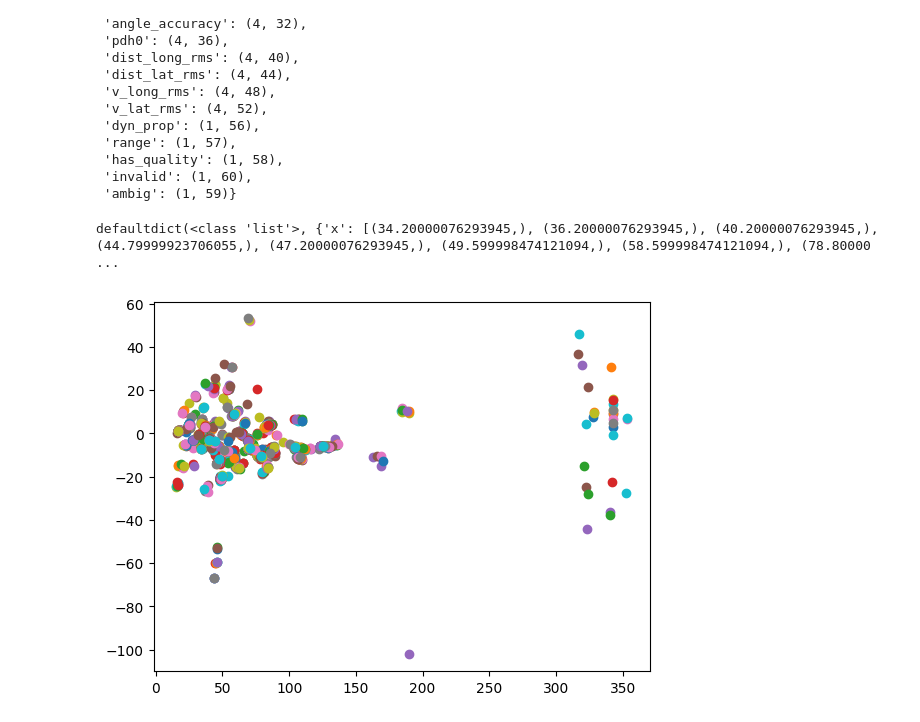
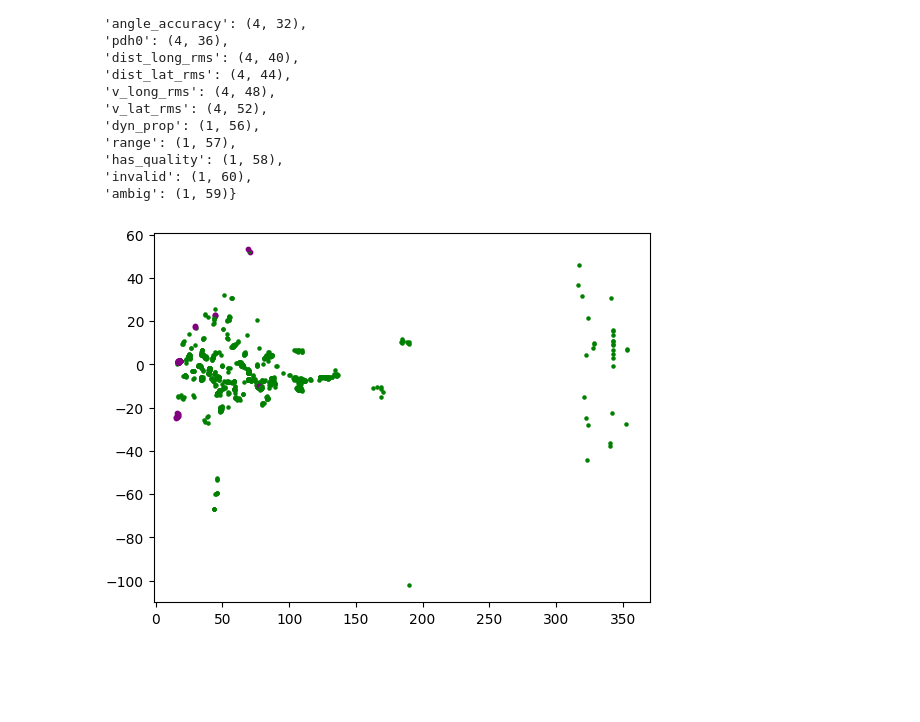
Before and after one commit to ArTiK13/radar_data, a Jupyter notebook: data_processing.ipynb, the cells around one changed output. Cells and saved outputs as stored; diff of their text form; code cells hidden in the pictures; blank space fills up the shorter version.

Commit message:
pdh0 colored

```diff
--- a/data_processing.ipynb
+++ b/data_processing.ipynb
@@ -88,19 +88,40 @@ tags
 # %%
 for i, date_i in enumerate(data["b'radar_primary_list'"]):
     # print(date_i)
     raw_dots = bytes(list(map(int, date_i[1:-1].split(", "))))
     parsed = defaultdict(list)
     for j in range(len(raw_dots) // 64):
         for tag_key, (tag_len, tag_offs) in tags.items():
             match tag_len:
                 case 4:
-                    parsed[tag_key].append(struct.unpack('f', raw_dots[j*64+tag_offs:j*64+tag_offs+tag_len]))
+                    parsed[tag_key].append(
+                        struct.unpack(
+                            "f",
+                            raw_dots[j * 64 + tag_offs : j * 64 + tag_offs + tag_len],
+                        )
+                    )
                 case 1:
-                    parsed[tag_key].append(raw_dots[j*64+tag_offs:j*64+tag_offs+tag_len].decode())
-    plt.scatter(parsed['x'], parsed['y'])
-print(parsed)
+                    parsed[tag_key].append(
+                        raw_dots[
+                            j * 64 + tag_offs : j * 64 + tag_offs + tag_len
+                        ].decode()
+                    )
+    pdh0_75 = [i == (0.75,) for i in parsed["pdh0"]]
+    plt.scatter(
+        np.array(parsed["x"])[pdh0_75],
+        np.array(parsed["y"])[pdh0_75],
+        color="green",
+        s=5,
+    )
+    pdh0_25 = [not i for i in pdh0_75]
+    plt.scatter(
+        np.array(parsed["x"])[pdh0_25],
+        np.array(parsed["y"])[pdh0_25],
+        color="purple",
+        s=10,
+    )
+
 
 plt.show()
 # %% [output]
-defaultdict(<class 'list'>, {'x': [(34.20000076293945,), (36.20000076293945,), (40.20000076293945,), (44.79999923706055,), (47.20000076293945,), (49.599998474121094,), (58.599998474121094,), (78.80000 ...
-[figure, old version]
+[figure, new version]
```
